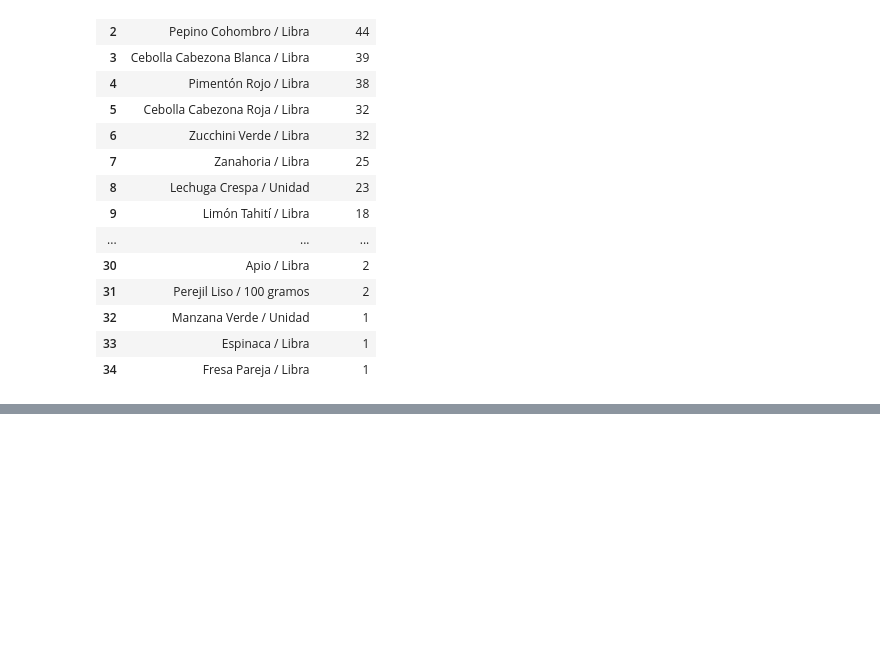
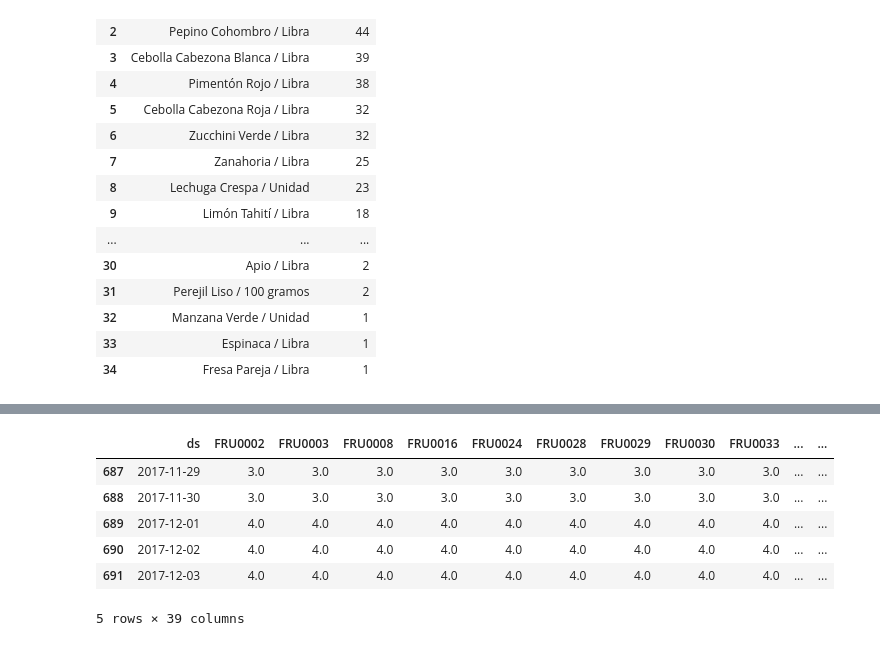
Before and after one commit to NecesitoUnNick/Modelos-2, a Jupyter notebook: 01/MicroProyecto1_StartUp.ipynb, the cells around one changed output, grey strips where cells are left out. Drawn from its saved outputs; the diff is of its cells as text; code cells hidden in the pictures; blank space fills up the shorter version.

```diff
--- a/01/MicroProyecto1_StartUp.ipynb
+++ b/01/MicroProyecto1_StartUp.ipynb
@@ -297,0 +321,21 @@ resultado_fin
+# %%
+mdl = list()
+for i in range(1,df.shape[1]):
+    df66 = dfw.iloc[:,[0,i]].copy()
+    colname = dfw.columns[i]
+    df66 = df1.rename(columns={"Fecha":"ds",colname:"y"})
+    m = Prophet(yearly_seasonality=True, weekly_seasonality=False, daily_seasonality=False)
+    m.fit(df66)
+    future = m.make_future_dataframe(periods=1, freq='w')
+    fcst = m.predict(future)
+    mdl.append(fcst)
+    forecast=fcst[['ds', 'yhat']]
+    if i == 1:
+        forecast_comp = forecast.rename(columns={"yhat" : colname})
+    if i > 1:
+        forecast_comp = forecast_comp.join(forecast.set_index('ds'), on='ds')
+        forecast_comp = forecast_comp.rename(columns={"yhat" : colname})
+# %%
+forecast_comp.iloc[:,1:] = forecast_comp.iloc[:,1:].clip(lower=0).round()
+forecast_week = forecast_comp.iloc[-5:-1]
+forecast_week
@@ -297,0 +402,12 @@ resultado_fin
+# %%
+forecast_comp.iloc[:,1:] = forecast_comp.iloc[:,1:].clip(lower=0).round()
+forecast_day = forecast_comp.iloc[-35:-7]
+forecast_day.tail(5)
+# %% [output]
+|  | ds | FRU0002 | FRU0003 | FRU0008 | FRU0016 | FRU0024 | FRU0028 | FRU0029 | FRU0030 | FRU0033 | ... | ... |
+| 687 | 2017-11-29 | 3.0 | 3.0 | 3.0 | 3.0 | 3.0 | 3.0 | 3.0 | 3.0 | 3.0 | ... | ... |
+| 688 | 2017-11-30 | 3.0 | 3.0 | 3.0 | 3.0 | 3.0 | 3.0 | 3.0 | 3.0 | 3.0 | ... | ... |
+| 689 | 2017-12-01 | 4.0 | 4.0 | 4.0 | 4.0 | 4.0 | 4.0 | 4.0 | 4.0 | 4.0 | ... | ... |
+| 690 | 2017-12-02 | 4.0 | 4.0 | 4.0 | 4.0 | 4.0 | 4.0 | 4.0 | 4.0 | 4.0 | ... | ... |
+| 691 | 2017-12-03 | 4.0 | 4.0 | 4.0 | 4.0 | 4.0 | 4.0 | 4.0 | 4.0 | 4.0 | ... | ... |
+5 rows × 39 columns
```
Also changed, not shown: parts of 12 cells of this notebook.
